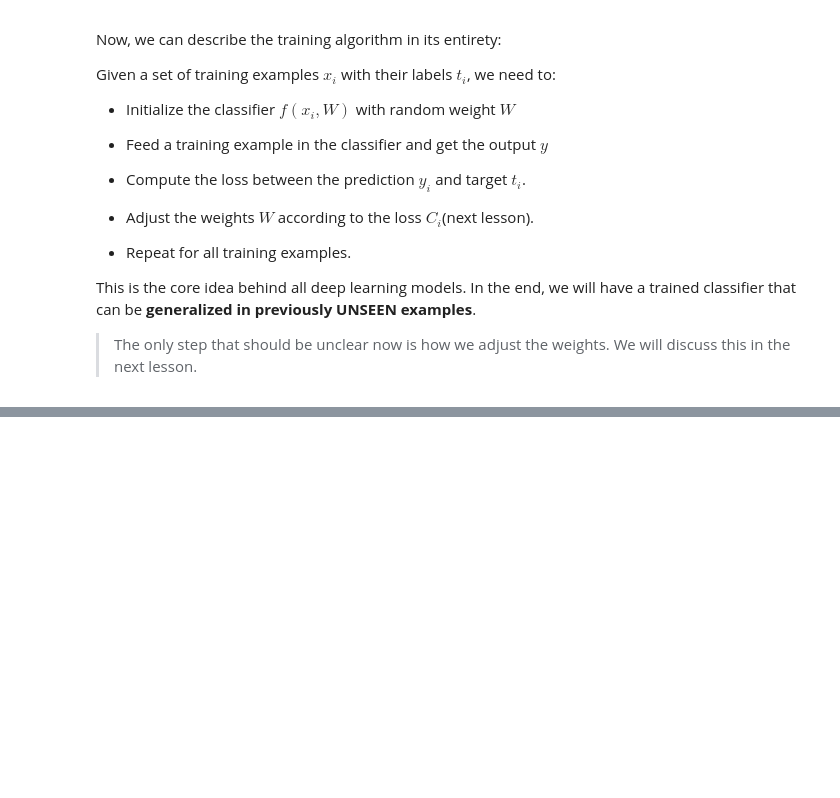
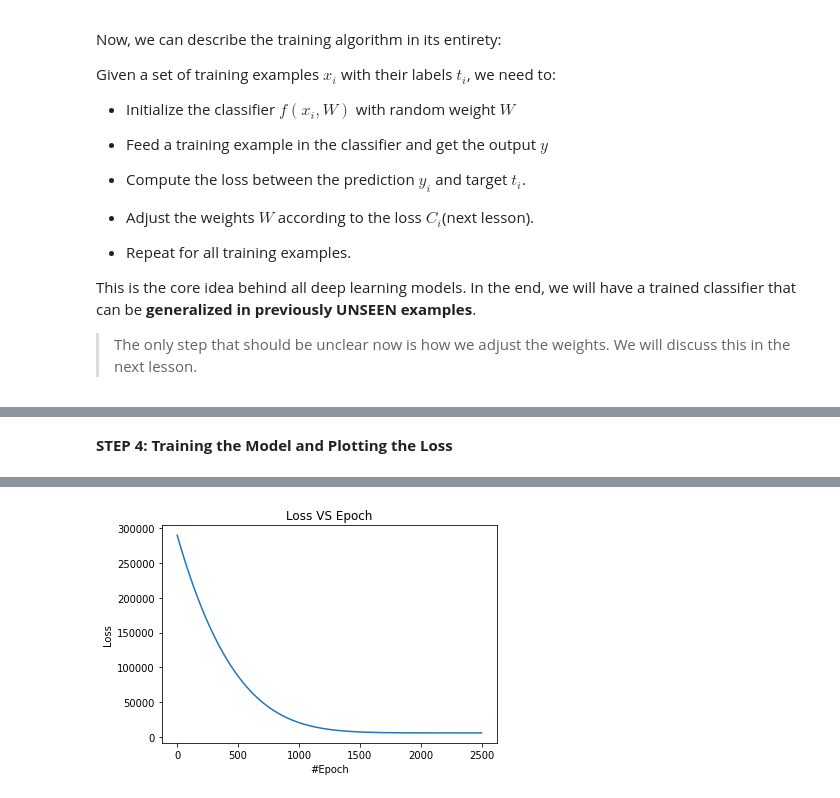
Before and after one commit to CUTe-EmbeddedAI/DLIVA_CV_5Day_Workshop, a Jupyter notebook: day2/01_Introduction_and_Linear_Classifiers.ipynb, the cells around one changed output, grey strips where cells are left out. Drawn from its saved outputs; the diff is of its cells as text; code cells hidden in the pictures; blank space fills up the shorter version.

```diff
--- a/day2/01_Introduction_and_Linear_Classifiers.ipynb
+++ b/day2/01_Introduction_and_Linear_Classifiers.ipynb
@@ -186,0 +345,64 @@ This is the core idea behind all deep learning models. In the end, we will have
+# %%
+# Defining the Loss Function
+# Mean Squared Error is the most common choice of Loss Function for Linear Regression models.
+criterion = torch.nn.MSELoss()
+
+# Defining the Optimizer, which would update all the trainable parameters of the model, making the model learn the data distribution better and hence fit the distribution better.
+optimizer = torch.optim.Adam(model.parameters(), lr = 0.0005)
+# %%
+# We also need to convert all the data into tensors before we could use them for training our model.
+data_x = torch.tensor([[x] for x in x_list], dtype = torch.float)
+data_y = torch.tensor([[y] for y in y_list], dtype = torch.float)
+# %% [markdown]
+**STEP 4: Training the Model and Plotting the Loss**
+# %%
+losses = []         # to keep track of the epoch lossese
+slope_list = []     # to keep track of the slope learnt by the model
+intercept_list = [] # to keep track of the intercept learnt by the model
+
+EPOCHS = 2500
+print('\nTRAINING...')
+for epoch in range(EPOCHS):
+    # We need to clear the gradients of the optimizer before running the back-propagation in PyTorch
+    optimizer.zero_grad()
+
+    # Feeding the input data in the model and getting out the predictions
+    pred_y = model(data_x)
+
+    # Calculating the loss using the model's predictions and the real y values
+    loss = criterion(pred_y, data_y)
+
+    # Back-Propagation
+    loss.backward()
+
+    # Updating all the trainable parameters
+    optimizer.step()
+
+    # Appending the loss.item() (a scalar value)
+    losses.append(loss.item())
+
+    # Appending the learnt slope and intercept
+    slope_list.append(model.linear.weight.item())
+    intercept_list.append(model.linear.bias.item())
+
+    # We print out the losses after every 2000 epochs
+    if (epoch)%100 == 0:
+        print('loss: ', loss.item())
+
+# Let's see what are the learnt parameters after having trained the model for hundreds of epochs
+m_learnt = model.linear.weight.item()
+c_learnt = model.linear.bias.item()
+
+print('\nCompare the learnt parameters with the original ones')
+print('\nm_synthetic     VS     m_learnt')
+print('     {}                   {}'.format(m_synthetic, m_learnt))
+print('\nc_synthetic     VS     c_learnt')
+print('     {}                   {}'.format(c_synthetic, c_learnt))
+
+# Plotting the epoch losses
+plt.plot(losses)
+plt.title('Loss VS Epoch')
+plt.xlabel('#Epoch')
+plt.ylabel('Loss')
+plt.savefig('losses.jpg')
+# %% [output]
@@ -186,0 +426 @@ This is the core idea behind all deep learning models. In the end, we will have
+[figure, added]
```
Also changed, not shown: parts of 23 cells of this notebook.
